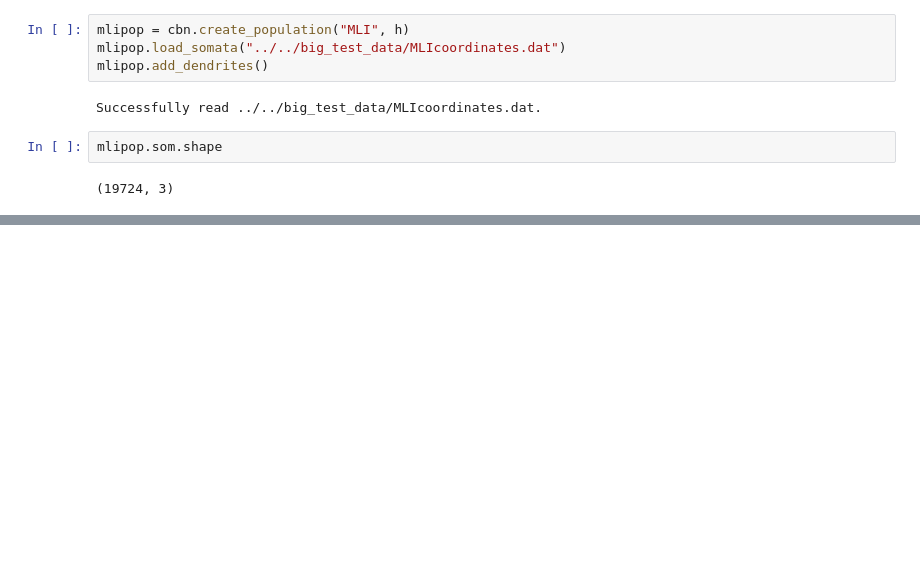
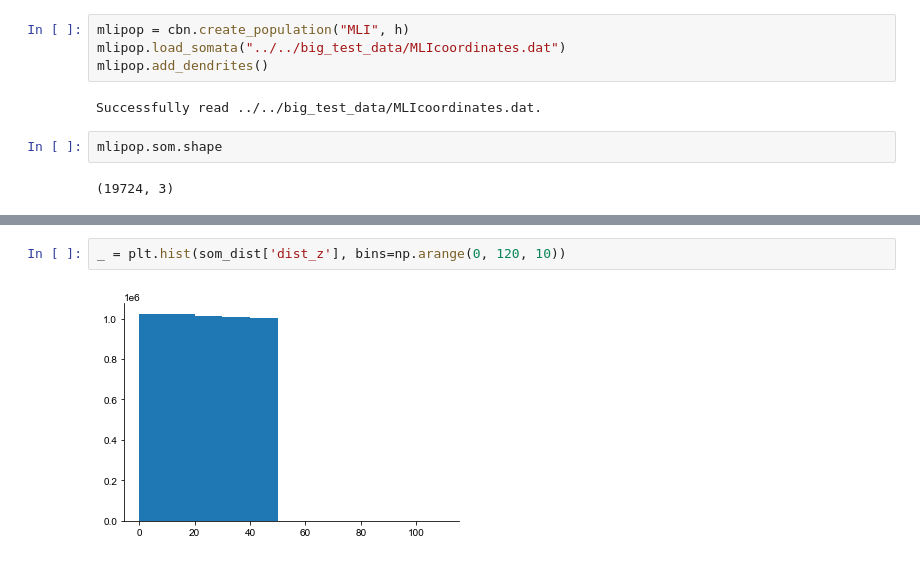
Before and after one commit to CNS-OIST/pycabnn, a Jupyter notebook: notebooks/MLI_gap_con.ipynb, the cells around one changed output, grey strips where cells are left out. Saved outputs shown, nothing was run; the diff lists cells and outputs as text; blank space fills up the shorter version.

```diff
--- a/notebooks/MLI_gap_con.ipynb
+++ b/notebooks/MLI_gap_con.ipynb
@@ -621,0 +84,4 @@ ss
+# %%
+_ = plt.hist(som_dist['dist_z'], bins=np.arange(0, 120, 10))
+# %% [output]
+[figure, added]
```
Also changed, not shown: parts of 79 cells of this notebook.
